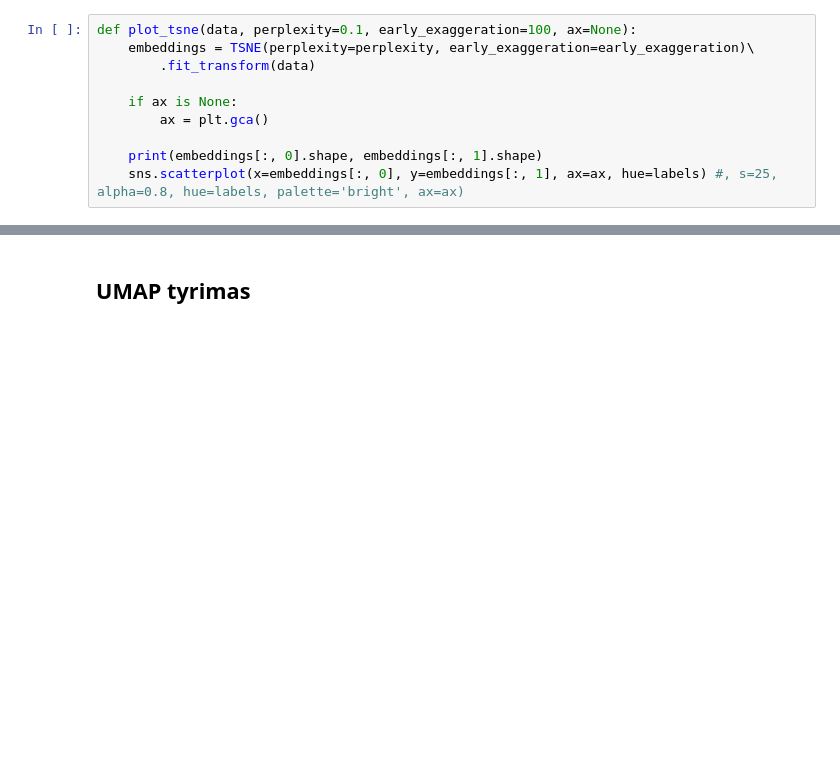
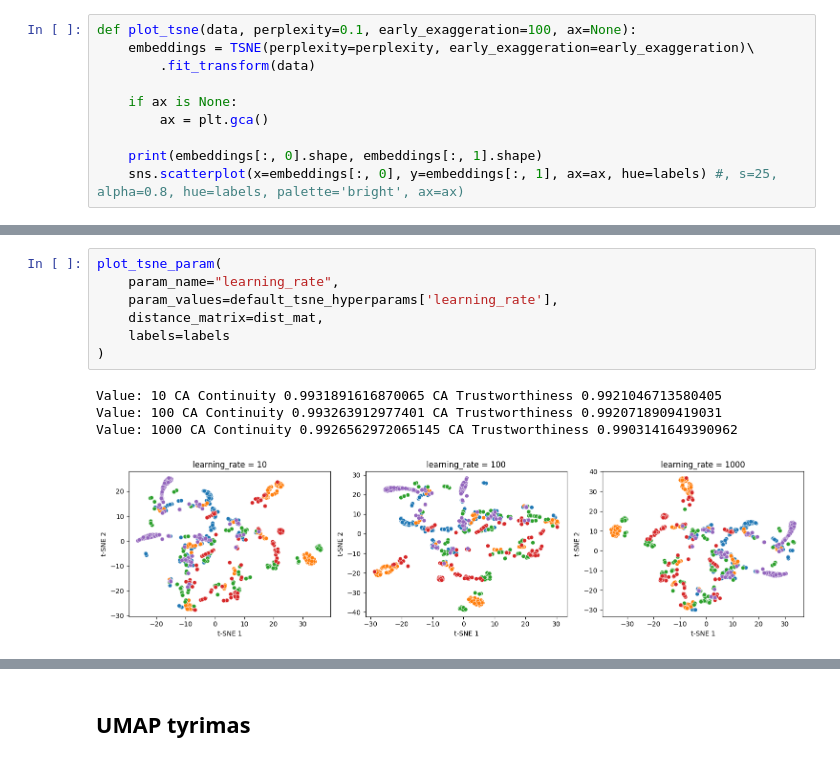
Before and after one commit to lukasjanusauskas/ais-duomenu-vizualizavimas, a Jupyter notebook: 3Lab-eksperimentai.ipynb, the cells around one changed output, grey strips where cells are left out. Saved outputs shown, nothing was run; the diff lists cells and outputs as text; blank space fills up the shorter version.

```diff
--- a/3Lab-eksperimentai.ipynb
+++ b/3Lab-eksperimentai.ipynb
@@ -53,0 +224,12 @@ def plot_tsne(data, perplexity=0.1, early_exaggeration=100, ax=None):
+# %%
+plot_tsne_param(
+    param_name="learning_rate",
+    param_values=default_tsne_hyperparams['learning_rate'],
+    distance_matrix=dist_mat,
+    labels=labels
+)
+# %% [output]
+Value: 10 CA Continuity 0.9931891616870065 CA Trustworthiness 0.9921046713580405
+Value: 100 CA Continuity 0.993263912977401 CA Trustworthiness 0.9920718909419031
+Value: 1000 CA Continuity 0.9926562972065145 CA Trustworthiness 0.9903141649390962
+[figure, added]
```
Also changed, not shown: parts of 15 cells of this notebook.
